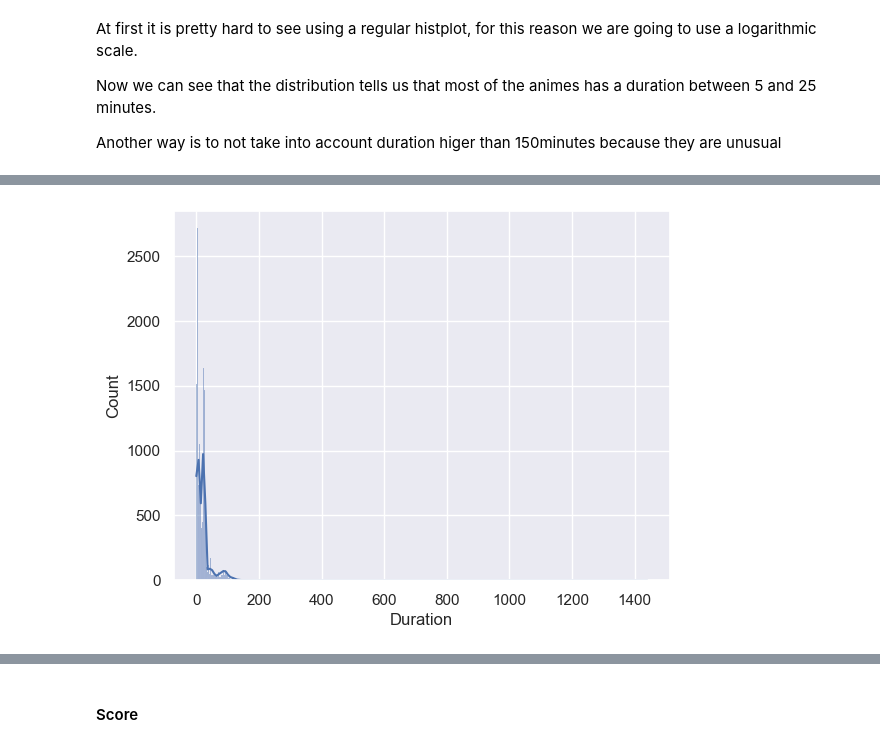
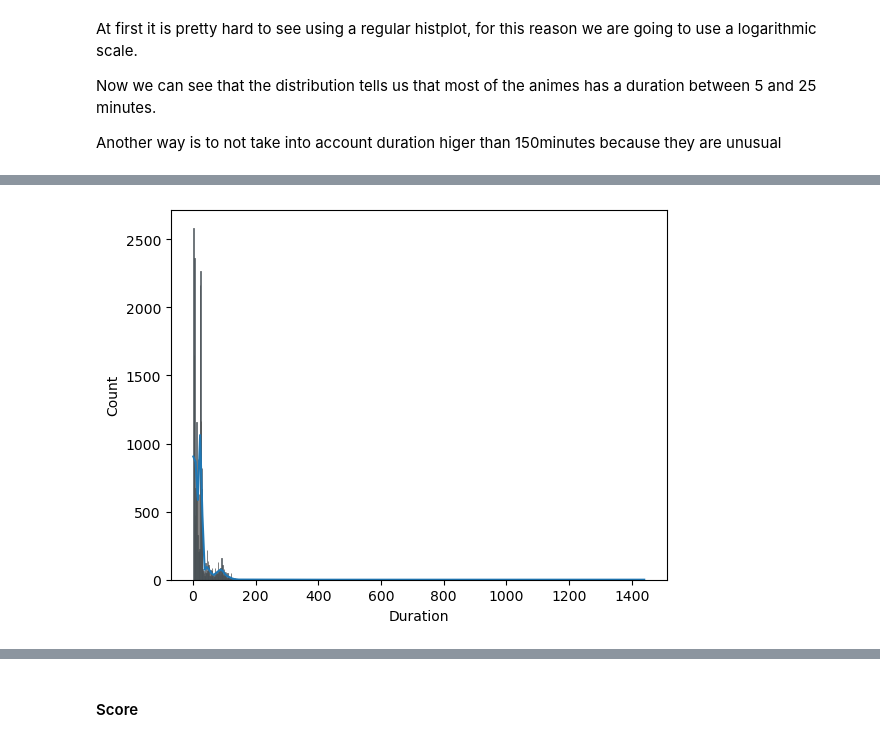
Before and after one commit to RealXun/EDA_ANIME, a Jupyter notebook: src/EDA_Anime.ipynb, the cells around one changed output, grey strips where cells are left out. Cells and saved outputs as stored; diff of their text form; code cells hidden in the pictures.

```diff
--- a/src/EDA_Anime.ipynb
+++ b/src/EDA_Anime.ipynb
@@ -474,7 +498,7 @@ Another way is to not take into account duration higer than 150minutes because t
 # %%
-sns.histplot(data = df_copy , x = 'Duration' , kde = True, palette="light:m_r")
-plt.savefig(f"./images/histplot_Duration.png") # Saving the image to the images folder
+sns.histplot(data = df_copy , x = 'Duration', kde = True, palette="light:m_r", log_scale=False, edgecolor=".3", linewidth=.5)
+plt.savefig(os.path.join(img_folder + "/" + 'histplot_' + "Duration" + '.png'),dpi=600)# Saving the image to the images folder
 # %% [output]
-[figure, old version]
+[figure, new version]
 # %%
 sns.histplot(data = df_copy , x = 'Duration', kde = True, palette="light:m_r", log_scale=True, edgecolor=".3", linewidth=.5)
```
Also changed, not shown: parts of 39 cells of this notebook, 36 other files.
